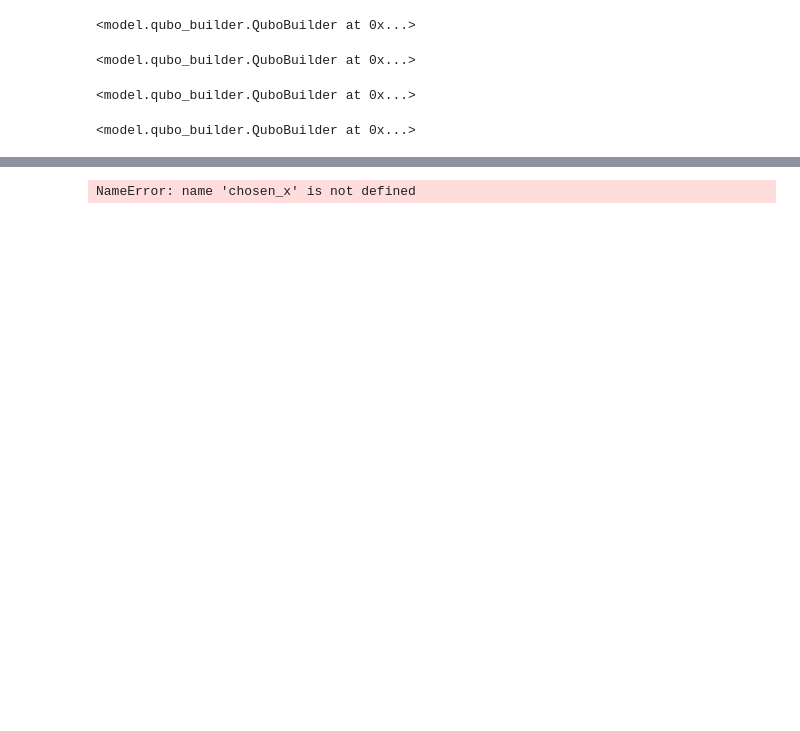
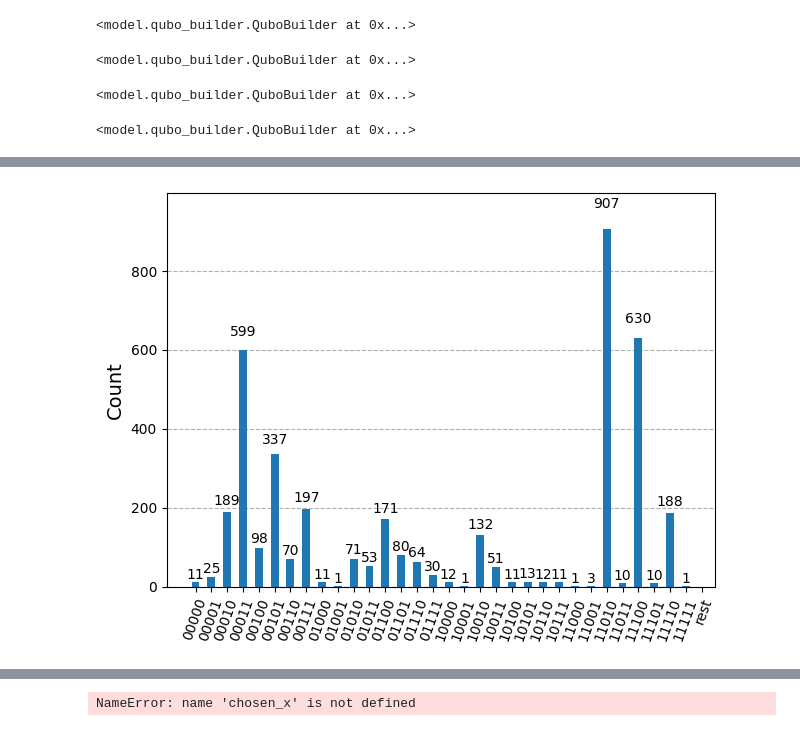
Before and after one commit to Zaponex/quantum_benchmarking, a Jupyter notebook: standardized_run.ipynb, the cells around one changed output, grey strips where cells are left out. Saved outputs shown, nothing was run; the diff lists cells and outputs as text; code cells hidden in the pictures; blank space fills up the shorter version.

Commit message:
New ansatz for qaoa scheduling and parameter tuning

```diff
--- a/standardized_run.ipynb
+++ b/standardized_run.ipynb
@@ -318,0 +302,82 @@ circuit.measure_all()
+# %%
+from qiskit.circuit.library import QAOAAnsatz
+circuit = QAOAAnsatz(cost_operator=cost_hamiltonian, reps=1)
+circuit.measure_all()
+
+circuit.draw("mpl")
+circuit.parameters
+
+#################
+#Simulator Backend
+#############
+
+from qiskit.transpiler.preset_passmanagers import generate_preset_pass_manager
+from qiskit_aer import AerSimulator
+from qiskit_ibm_runtime import EstimatorV2 as Estimator
+
+# Lokaler Simulator (nutzt deine CPU)
+simulator_backend = AerSimulator()
+# Der Estimator nutzt nun den Simulator
+# Tipp: Wir reduzieren die Shots für schnellere Tests am Anfang
+estimator = Estimator(mode=simulator_backend)
+options = {"default_shots": 1024}
+pm = generate_preset_pass_manager(optimization_level=3,backend=simulator_backend)
+candidate_circuit = pm.run(circuit)
+candidate_circuit.draw("mpl", fold=False, idle_wires=False)
+
+
+beta = 2.6390
+gamma = 2.6635
+init_params = [beta, gamma]
+
+
+print(init_params)
+
+from qiskit import QuantumCircuit
+from qiskit_ibm_runtime import EstimatorV2 as Estimator
+from qiskit.primitives.containers.observables_array import ObservablesArrayLike
+objective_func_vals = []  # Global variable
+def cost_func_estimator(
+    params: list,
+    ansatz: QuantumCircuit,
+    hamiltonian: ObservablesArrayLike,
+    estimator: Estimator,
+) -> float:
+    # transform the observable defined on virtual qubits to
+    # an observable defined on all physical qubits for the backend.
+    isa_hamiltonian = hamiltonian.apply_layout(ansatz.layout)
+    pub = (ansatz, isa_hamiltonian, params)
+    job = estimator.run([pub])
+    results = job.result()[0]
+    cost = results.data.evs
+    objective_func_vals.append(cost)
+    return cost
+
+from scipy.optimize import minimize
+estimator = Estimator(mode=simulator_backend, options={"default_shots": 4_000})
+bounds = [(0, np.pi), (0, np.pi)]
+result = minimize(
+    cost_func_estimator,
+    init_params,
+    args=(candidate_circuit, cost_hamiltonian, estimator),
+    method="COBYLA",
+    bounds=bounds,
+    tol=1e-3,
+    options={"rhobeg": 1e-1},
+)
+print(result)
+optimized_circuit = candidate_circuit.assign_parameters(init_params)           #result.x)
+optimized_circuit.draw("mpl", fold=False, idle_wires=False)
+
+from qiskit_ibm_runtime import SamplerV2 as Sampler
+sampler = Sampler(mode=simulator_backend, options={"default_shots": 4_000})
+pub = (optimized_circuit)
+job = sampler.run([pub])
+counts_bin = job.result()[0].data.meas.get_counts()
+shots = job.result()[0].data.meas.num_shots
+final_distribution_bin = {key: val / shots for key, val in counts_bin.items()}
+print(final_distribution_bin)
+
+from qiskit.visualization import plot_histogram
+plot_histogram(counts_bin, number_to_keep=50)
+# %% [output]
@@ -318,0 +393 @@ circuit.measure_all()
+[figure, added]
```
Also changed, not shown: parts of 29 cells of this notebook, 4 other files.
